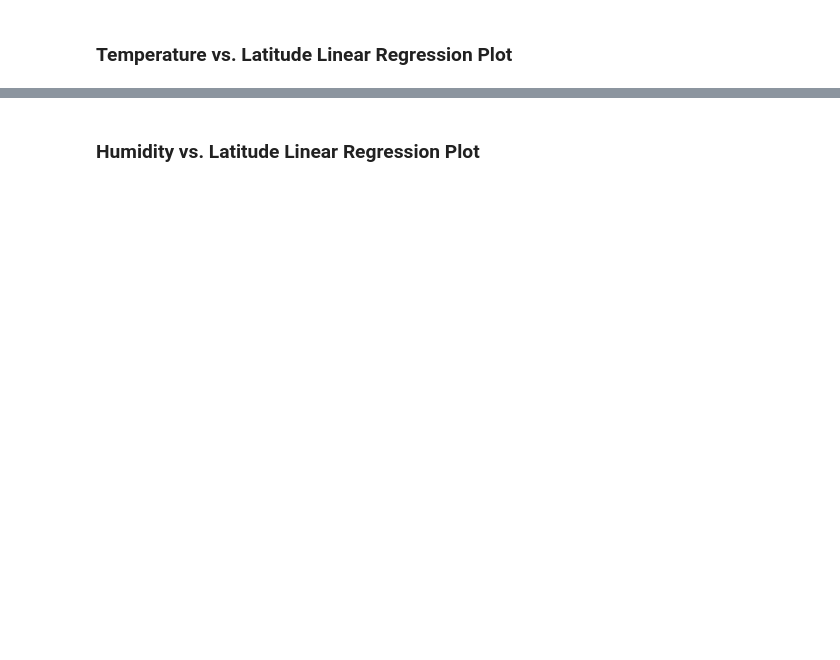
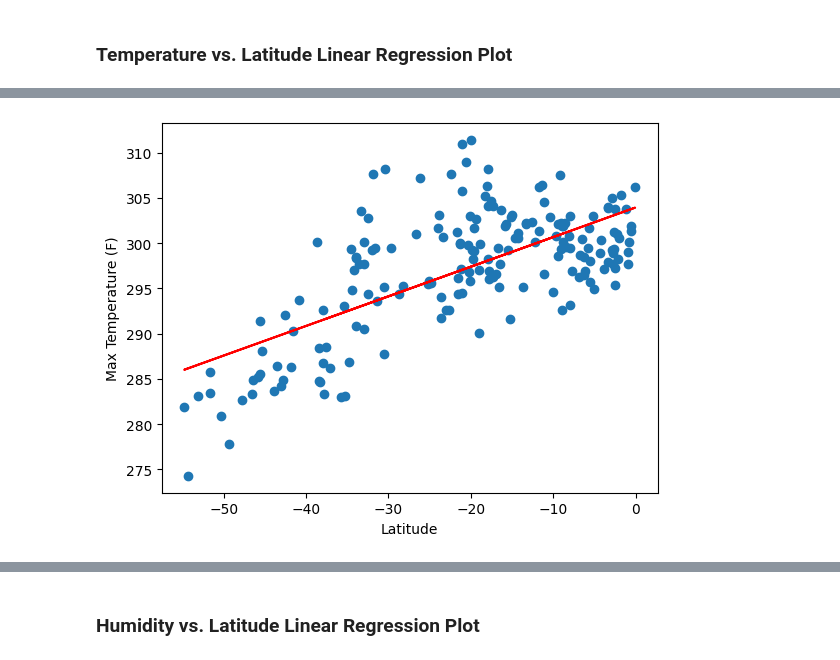
Before and after one commit to BrannanGeshwind/python-api-challenge, a Jupyter notebook: WeatherPy.ipynb, the cells around one changed output, grey strips where cells are left out. Drawn from its saved outputs; the diff is of its cells as text; code cells hidden in the pictures; blank space fills up the shorter version.

```diff
--- a/WeatherPy.ipynb
+++ b/WeatherPy.ipynb
@@ -315,0 +317,13 @@ plot_linear_regression(southern_hemi_df["Lat"], southern_hemi_df["Max Temp"],
+# %%
+# Linear regression on Southern Hemisphere
+plt.scatter(southern_hemi_df["Lat"], southern_hemi_df["Max Temp"], label="Data")
+plt.xlabel("Latitude")
+plt.ylabel("Max Temperature (F)")
+slope, intercept, r_value, p_value, std_err = linregress(southern_hemi_df["Lat"], southern_hemi_df["Max Temp"])
+regress_line = slope * southern_hemi_df["Lat"] + intercept
+plt.plot(southern_hemi_df["Lat"], regress_line, color="red", label="Regression Line")
+plt.annotate(regress_line,(20,5),fontsize=15,color="red")
+
+plt.show()
+# %% [output]
+[figure, added]
```
Also changed, not shown: parts of 34 cells of this notebook, 5 other files.
